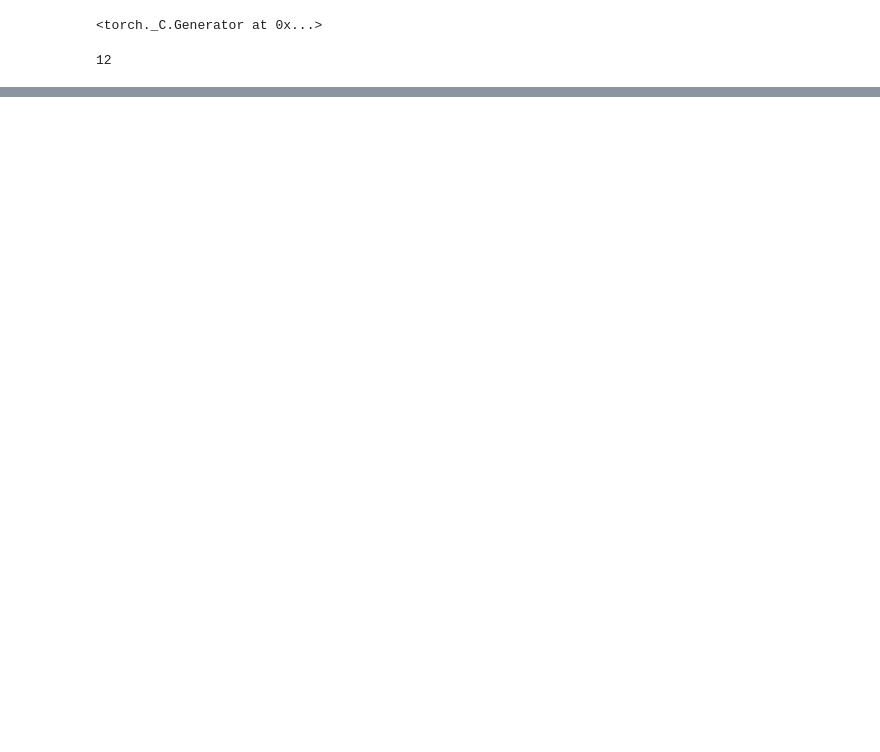
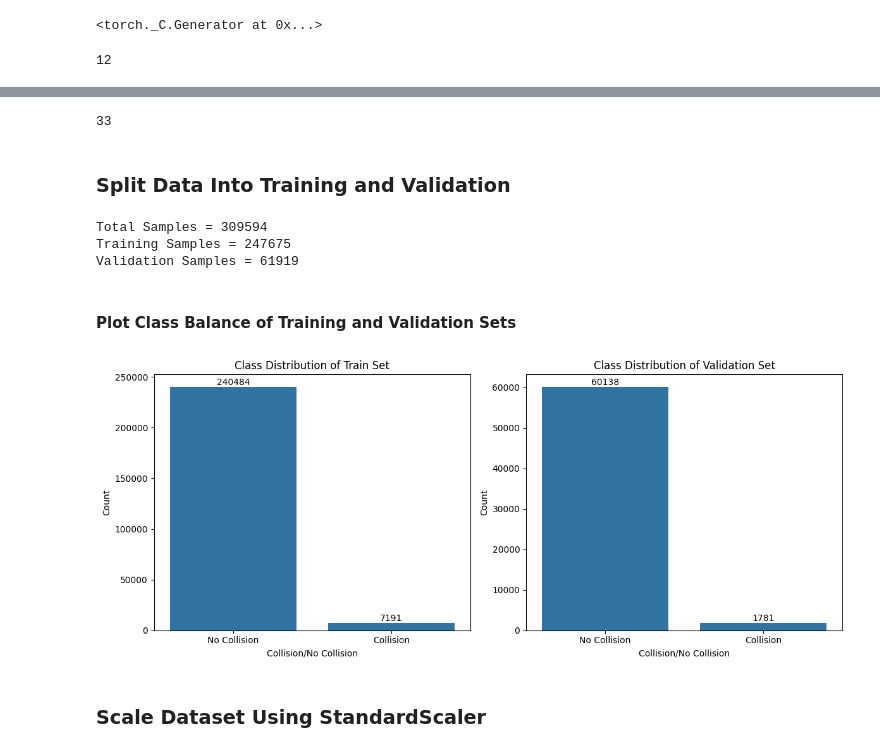
Before and after one commit to erich-m/multisource_ML_research, a Jupyter notebook: code/ml_training/rnn.ipynb, the cells around one changed output, grey strips where cells are left out. Drawn from its saved outputs; the diff is of its cells as text; code cells hidden in the pictures; blank space fills up the shorter version.

Commit message:
Added markdown to LSTM notebook

```diff
--- a/code/ml_training/rnn.ipynb
+++ b/code/ml_training/rnn.ipynb
@@ -20,15 +29,16 @@ torch.manual_seed(42)
 # %% [output]
 <torch._C.Generator at 0x...>
 # %%
-# define the hyperparameters of the lstm model
-window_length = 10
-hidden_size = 128
-num_layers=2
-dropout_rate = 0.2
-learning_rate = 0.001
-num_epochs = 50
-batch_size = 32
+# define the hyperparameters of the lstm model and training measures
+window_length = 20
+hidden_size = 128 # hidden states in LSTM model
+num_layers=2 # number of layers in LSTM model
+dropout_rate = 0.05 # dropout rate for LSTM and fully connected network
+learning_rate = 0.0005 # learning rate for ADAM optimizer
+num_epochs = 50 # number of epochs used for training model
+batch_size = 32 # number of windows given to model to train before updating parameters
 
+# Define train/validation split balance
 train_balance = 0.8
 validation_balance = 1 - train_balance
 # %%
@@ -133,4 +131,0 @@ plt.show()
-# %%
-# convert the windows and targets list to a PyTorch tensor with float32 numbers
-windows = torch.FloatTensor(np.array(windows))
-targets = torch.FloatTensor(np.array(targets))
@@ -149,6 +132,36 @@ Samples for validation = 62475
+# %%
+# attempt to calculate pos_weight based on class balance
+unique,counts = np.unique(target_array,return_counts=True)
+class_balance = dict(zip(unique,counts))
+pos_weight_torch_value = torch.tensor([class_balance[0]/class_balance[1]])
+
+print(int(pos_weight_torch_value))
+# %% [output]
+33
+# %% [markdown]
+### Split Data Into Training and Validation
 # %%
+# split data into train and validation sets
+total_samples = len(windows)
+train_size = int(train_balance * total_samples)
+validation_size = total_samples - train_size
+
 # randomly shuffle indices of in the total samples range
 indices = torch.randperm(total_samples)
 # train and validation indices are taken using the sizes from previous
 train_indices = indices[:train_size]
 validation_indices = indices[train_size:]
+
+# split the data using the indices
+train_windows = windows_array[train_indices]
+train_targets = target_array[train_indices]
+validation_windows = windows_array[validation_indices]
+validation_targets = target_array[validation_indices]
+
+print(f'Total Samples = {total_samples}')
+print(f'Training Samples = {len(train_targets)}')
+print(f'Validation Samples = {len(validation_targets)}')
+# %% [output]
+Total Samples = 309594
+Training Samples = 247675
+Validation Samples = 61919
@@ -160,0 +168,27 @@ validation_targets = targets[validation_indices]
+# %% [markdown]
+#### Plot Class Balance of Training and Validation Sets
+# %%
+fig, (ax1, ax2) = plt.subplots(1, 2, figsize=(12, 5))
+
+sns.countplot(x=target_array[train_indices], ax=ax1)
+ax1.bar_label(ax1.containers[0])
+ax1.set_xlabel('Collision/No Collision')
+ax1.set_ylabel('Count')
+ax1.set_title('Class Distribution of Train Set')
+ax1.set_xticks([0,1])
+ax1.set_xticklabels(['No Collision','Collision'])
+
+sns.countplot(x=target_array[validation_indices], ax=ax2)
+ax2.bar_label(ax2.containers[0])
+ax2.set_xlabel('Collision/No Collision')
+ax2.set_ylabel('Count')
+ax2.set_title('Class Distribution of Validation Set')
+ax2.set_xticks([0,1])
+ax2.set_xticklabels(['No Collision','Collision'])
+
+plt.tight_layout()
+plt.show()
+# %% [output]
+[figure, added]
+# %% [markdown]
+### Scale Dataset Using StandardScaler
```
Also changed, not shown: parts of 26 cells of this notebook, 4 other files.
